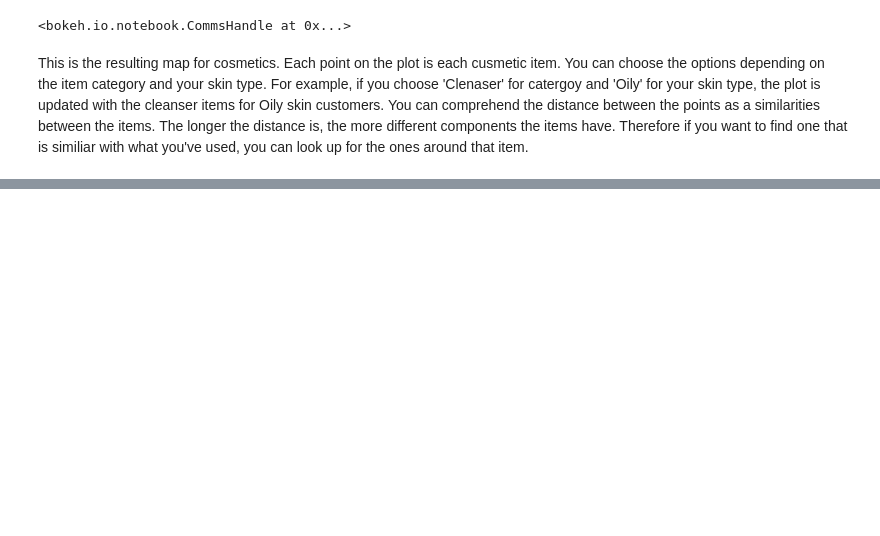
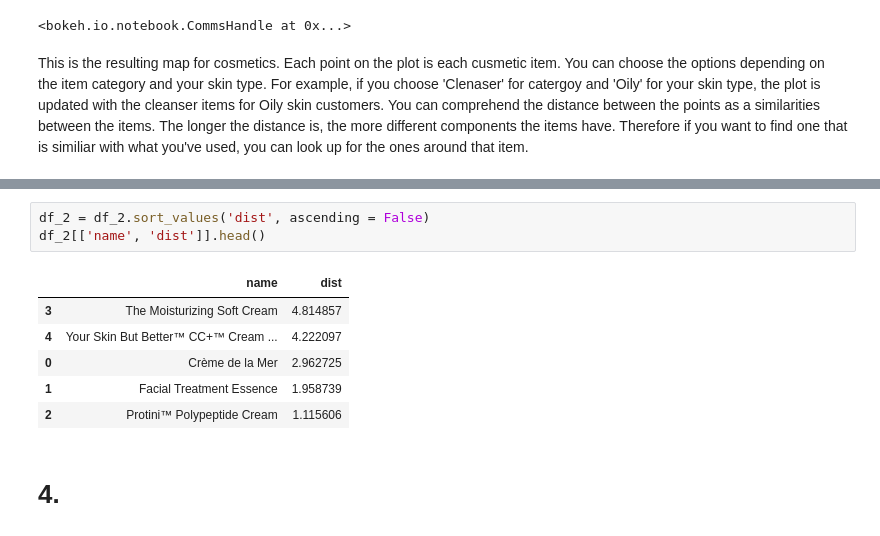
Before and after one commit to jjone36/Cosmetic, a Jupyter notebook: cosmtic_map.ipynb, the cells around one changed output, grey strips where cells are left out. Drawn from its saved outputs; the diff is of its cells as text; blank space fills up the shorter version.

```diff
--- a/cosmtic_map.ipynb
+++ b/cosmtic_map.ipynb
@@ -134,0 +178,12 @@ show(widgetbox(text_input, t))
+# %%
+df_2 = df_2.sort_values('dist', ascending = False)
+df_2[['name', 'dist']].head()
+# %% [output]
+|  | name | dist |
+| 3 | The Moisturizing Soft Cream | 4.814857 |
+| 4 | Your Skin But Better™ CC+™ Cream ... | 4.222097 |
+| 0 | Crème de la Mer | 2.962725 |
+| 1 | Facial Treatment Essence | 1.958739 |
+| 2 | Protini™ Polypeptide Cream | 1.115606 |
+# %% [markdown]
+# 4.
```
Also changed, not shown: parts of 9 cells of this notebook, 2 other files.
